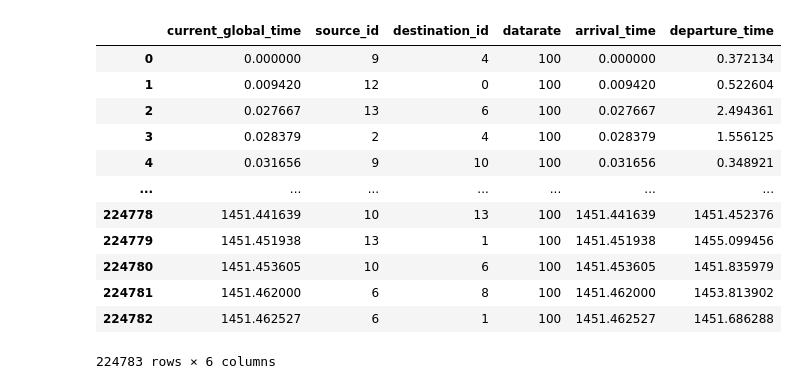
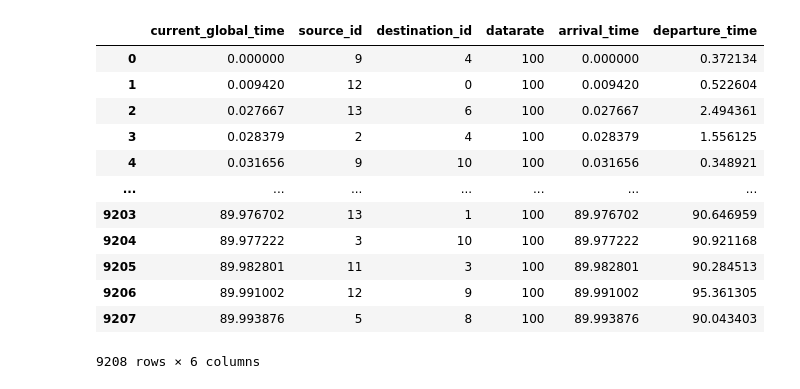
Before and after one commit to srpetale/traffic-for-prodigy, a Jupyter notebook: testing_shrinivas.ipynb, the cells around one changed output. Saved outputs shown, nothing was run; the diff lists cells and outputs as text; code cells hidden in the pictures.

```diff
--- a/testing_shrinivas.ipynb
+++ b/testing_shrinivas.ipynb
@@ -3,4 +3,10 @@ from generator_based_on_Seattle import *
 # %%
 from parameters import *
 # %%
-generated_traffic = generate_traffic_based_on_seattle(from_date='2020-01-01', to_date='2023-12-31', first_erlang=LAMBDA_0, constant_bitrate=IS_CONSTANT_BITRATE, aggregation='avg', resampling='weekly')
+generated_traffic_combined = generate_traffic_based_on_seattle(
+    from_date=FROM_DATE,
+    to_date=TO_DATE,
+    first_erlang=LAMBDA_0,
+    constant_bitrate=IS_CONSTANT_BITRATE,
+    aggregation=AGGREGATION,
+    resampling=RESAMPLING)
@@ -7,16 +29,18 @@ generated_traffic = generate_traffic_based_on_seattle(from_date='2020-01-01', to
+# %%
+generated_traffic = divide_generated_traffic_into_periods(generated_traffic_combined,UPGRADE_PERIOD)
 # %%
-generated_traffic
+generated_traffic[0]
 # %% [output]
 |  | current_global_time | source_id | destination_id | datarate | arrival_time | departure_time |
 | 0 | 0.000000 | 9 | 4 | 100 | 0.000000 | 0.372134 |
 | 1 | 0.009420 | 12 | 0 | 100 | 0.009420 | 0.522604 |
 | 2 | 0.027667 | 13 | 6 | 100 | 0.027667 | 2.494361 |
 | 3 | 0.028379 | 2 | 4 | 100 | 0.028379 | 1.556125 |
 | 4 | 0.031656 | 9 | 10 | 100 | 0.031656 | 0.348921 |
 | ... | ... | ... | ... | ... | ... | ... |
-| 224778 | 1451.441639 | 10 | 13 | 100 | 1451.441639 | 1451.452376 |
-| 224779 | 1451.451938 | 13 | 1 | 100 | 1451.451938 | 1455.099456 |
-| 224780 | 1451.453605 | 10 | 6 | 100 | 1451.453605 | 1451.835979 |
-| 224781 | 1451.462000 | 6 | 8 | 100 | 1451.462000 | 1453.813902 |
-| 224782 | 1451.462527 | 6 | 1 | 100 | 1451.462527 | 1451.686288 |
+| 9203 | 89.976702 | 13 | 1 | 100 | 89.976702 | 90.646959 |
+| 9204 | 89.977222 | 3 | 10 | 100 | 89.977222 | 90.921168 |
+| 9205 | 89.982801 | 11 | 3 | 100 | 89.982801 | 90.284513 |
+| 9206 | 89.991002 | 12 | 9 | 100 | 89.991002 | 95.361305 |
+| 9207 | 89.993876 | 5 | 8 | 100 | 89.993876 | 90.043403 |
-224783 rows × 6 columns
+9208 rows × 6 columns
```
Also changed, not shown: parts of 15 cells of this notebook, 1 other file.
